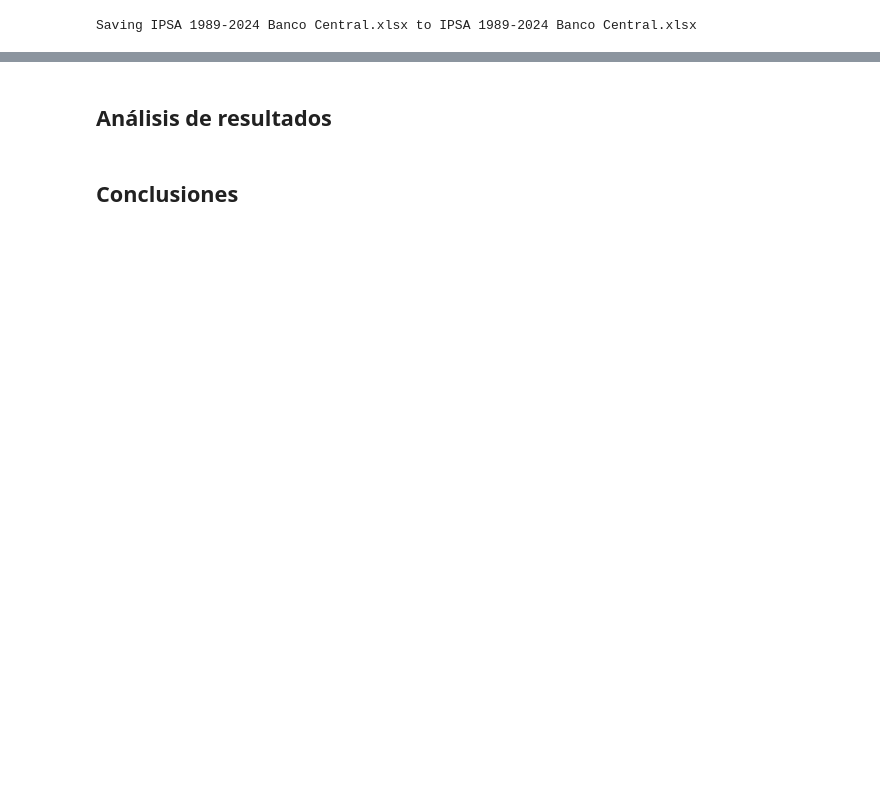
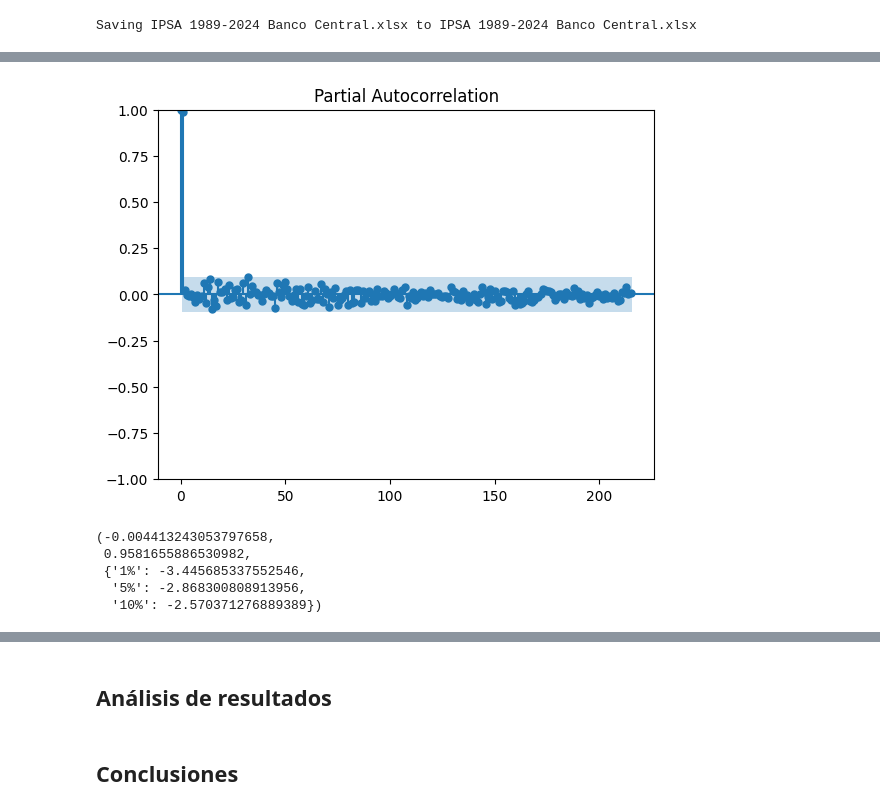
Before and after one commit to principioincertidumbre/Tarea3_MLA, a Jupyter notebook: Tarea_3_MLA.ipynb, the cells around one changed output, grey strips where cells are left out. Cells and saved outputs as stored; diff of their text form; code cells hidden in the pictures; blank space fills up the shorter version.

```diff
--- a/Tarea_3_MLA.ipynb
+++ b/Tarea_3_MLA.ipynb
@@ -753,0 +786,22 @@ plt.show()
+# %%
+# Autocorrelación parcial IPSA
+plot_pacf(data_cleaned['IPSA'], lags=215)
+plt.show()
+# %% [output]
+[figure, added]
+# %%
+adf_result = sts.adfuller(data_cleaned['IPSA'])
+
+# Extraer los resultados claves
+adf_statistic = adf_result[0]
+p_value = adf_result[1]
+critical_values = adf_result[4]
+
+# Mostrar los resultados de la prueba ADF
+adf_statistic, p_value, critical_values
+# %% [output]
+(-0.004413243053797658,
+ 0.9581655886530982,
+ {'1%': -3.445685337552546,
+  '5%': -2.868300808913956,
+  '10%': -2.570371276889389})
```
Also changed, not shown: parts of 20 cells of this notebook.
